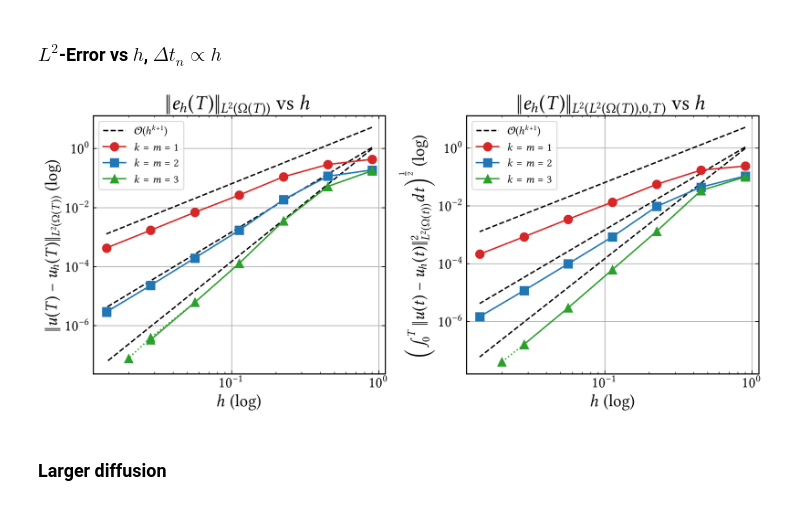
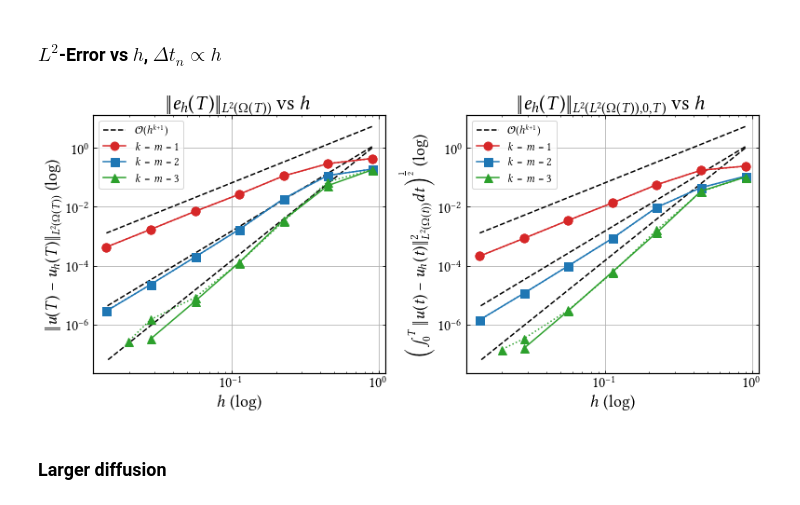
Before and after one commit to CutFEM/CutFEM-Library, a Jupyter notebook: notebook/convection_diffusion/N-sphere.ipynb, the cells around one changed output. Saved outputs shown, nothing was run; the diff lists cells and outputs as text; code cells hidden in the pictures.

```diff
--- a/notebook/convection_diffusion/N-sphere.ipynb
+++ b/notebook/convection_diffusion/N-sphere.ipynb
@@ -106,20 +106,20 @@ error_classical_P2P2_fullstab = [0.1892836185111857, 0.1158777992384305, 0.01869
 error_classical_P2P2_fullstab_T = [0.1089487598507126, 0.0448415805423322, 0.009568120722121019, 0.0008560330213553946, 9.868692070223084e-05, 1.16578533480373e-05, 1.455588305881416e-06]
 
 # N = 9 in space and time, tau = 0.05
-error_conservative_P3P3_fullstab = [0.179127, 0.0705314, 0.00319118, 0.000125414, 8.38267e-06, 1.49585e-06]
-error_conservative_P3P3_fullstab_T = [0.10193, 0.0324531, 0.00164659, 5.80023e-05, 3.10688e-06, 3.37947e-07]
+error_conservative_P3P3_fullstab = [0.179127, 0.0705314, 0.00319118, 0.000125414, 8.38267e-06, 1.49585e-06, 2.746358086669124e-07]
+error_conservative_P3P3_fullstab_T = [0.10193, 0.0324531, 0.00164659, 5.80023e-05, 3.10688e-06, 3.37947e-07, 1.440369730083868e-07]
 
 # rerunning with beta = P3quad
-error_conservative_P3P3_fullstab = [0.179127333041205, 0.07053136455529413, 0.003191179321871954, 0.0001254136578807295, 8.382670107117773e-06, 1.495845279993525e-06]
-error_conservative_P3P3_fullstab_T = [0.1019302761543279, 0.03245310744034126, 0.001646591228800438, 5.800232499907066e-05, 3.106883564584576e-06, 3.37947411760855e-07]
+#error_conservative_P3P3_fullstab = [0.179127333041205, 0.07053136455529413, 0.003191179321871954, 0.0001254136578807295, 8.382670107117773e-06, 1.495845279993525e-06]
+#error_conservative_P3P3_fullstab_T = [0.1019302761543279, 0.03245310744034126, 0.001646591228800438, 5.800232499907066e-05, 3.106883564584576e-06, 3.37947411760855e-07]
 
 # running N = 9 in space and time and SUPG stabilization 0.1*h^4/D
 # error_conservative_P3P3_fullstab = ### mac
 # error_conservative_P3P3_fullstab_T = ### mac
 
 ### running with N=20 in time, N=9 in space, P2quad and tau=0.05
-error_conservative_P3P3_fullstab = [0.1780958513119261, 0.05225739632080715, 0.003564210901302134, 0.0001292396833578107, 6.207150108922914e-06, 3.892211241714399e-07, 7.792539156024118e-08]
-error_conservative_P3P3_fullstab_T = [0.1015235102908024, 0.03404437728122361, 0.001332101374960156, 6.212710484585288e-05, 2.964744352592603e-06, 1.591631431287138e-07, 3.92069794456633e-08]
+#error_conservative_P3P3_fullstab = [0.1780958513119261, 0.05225739632080715, 0.003564210901302134, 0.0001292396833578107, 6.207150108922914e-06, 3.892211241714399e-07, 7.792539156024118e-08]
+#error_conservative_P3P3_fullstab_T = [0.1015235102908024, 0.03404437728122361, 0.001332101374960156, 6.212710484585288e-05, 2.964744352592603e-06, 1.591631431287138e-07, 3.92069794456633e-08]
 active_mesh = [2, 6, 23, 80, 291, 1068, 2081]
 
 # classical with same mesh as above (same as in Lehrenfelds paper) and with N=9 space & time, P2quad
@@ -138,9 +138,9 @@ error_conservative_P3P3_macro_T = [0.101524, 0.0263322, 0.000639544, 3.96361e-05
 #error_conservative_P3P3_fullstab_T = [0.101522, 0.0340443, 0.00133207, 6.21314e-05, 3.05506e-06, 2.64819e-07]
 #nb_active_elements = ### ross screen 134753.pts-2.ross (killed)
 
-# rerunning with N=14 in time and N=9 in space, beta = P2quad and tau=0.05
-# error_conservative_P3P3_fullstab = [0.179127, 0.0705312, 0.00319115, 0.000124836, 6.75445e-06, 4.11068e-07]
-# error_conservative_P3P3_fullstab_T = [0.10193, 0.0324531, 0.00164661, 5.79214e-05, 3.06099e-06, 1.69188e-07]
+# rerunning with N=14 in time and N=9 in space, beta = P2quad and tau=0.05  ######!!! running an extra half-mesh size on nine screen
+# error_conservative_P3P3_fullstab = [0.179127, 0.0705312, 0.00319115, 0.000124836, 6.75445e-06, 4.11068e-07]   ######!!! running an extra half-mesh size on nine screen
+# error_conservative_P3P3_fullstab_T = [0.10193, 0.0324531, 0.00164661, 5.79214e-05, 3.06099e-06, 1.69188e-07]  ######!!! running an extra half-mesh size on nine screen
 
 # rerunning with N=14 in time and N=9 in space, beta = P0quad and tau=0.05 (Fuck this was on the Example 3 mesh using Example3::R0 etc... and fucked up by parallel)
 # error_conservative_P3P3_fullstab = [0.1791273478231521, 0.07053116019834374, 0.003191150551830357, 0.0001248363768286654, 6.754451898837258e-06, 4.110675146722323e-07]
@@ -184,6 +184,12 @@ active_mesh = [2, 9, 20, 78, 282, 1073]
 
 # error_classical_P3P3_fullstab = [0.178952, 0.0705313, 0.00319115, 0.000124745, 6.3232e-06, 3.18756e-07]
 # error_classical_P3P3_fullstab_T = [0.10192, 0.0324531, 0.00164659, 5.79062e-05, 3.05755e-06, 1.53552e-07]
+
+### N=9 in time, but dT = h/5
+#error_conservative_P3P3_fullstab = [0.1781201141032618, 0.05236828285071919, 0.002531807904139531, 0.0001246314960162013, 8.127226385725325e-06, 2.037770456230245e-06, 4.870248545283136e-08]
+#error_conservative_P3P3_fullstab_T = [0.1015221914312981, 0.03403350097736819, 0.00124649071796089, 6.072551666938643e-05, 2.902872642326007e-06, 1.948837275887673e-07, 4.128515608289123e-08]
+dT = [0.25, 0.1, 0.04545454545454546, 0.02272727272727273, 0.01136363636363636, 0.005681818181818182, 0.002824858757062147]
+active_mesh = [2, 6, 23, 80, 287, 1066, 4114]
 
 h_ = [0.9, 0.45, 0.225, 0.1125, 0.05625, 0.028125, 0.01988737822087165]
 h = [0.9, 0.45, 0.225, 0.1125, 0.05625, 0.028125, 0.0140625]
@@ -218,34 +224,34 @@ ax1.loglog(h[:6], error_classical_P3P3_fullstab, label= r"$k=m=3$", marker='^',
 ax1.set_xlabel(r"$h$ (log)")
 ax1.tick_params(axis='both', which='major')
 ax1.set_ylabel(r"$\|u(T)-u_h(T)\|_{L^2(\Omega(T))}$ (log)")
 ax1.set_title(r"$\|e_h(T)\|_{L^2(\Omega(T))}$ vs $h$")
 ax1.legend()
 ax1.grid()
 
 ax2.loglog(h, 6.5*np.power(h, 2), linestyle="--", color="black")
 ax2.loglog(h, 1.5*np.power(h, 3), linestyle="--", color="black")
 ax2.loglog(h, 1.5*np.power(h, 4),label=r"$\mathcal{O}(h^{k+1})$", linestyle="--", color="black")
 
 ax2.loglog(h, error_conservative_P1P1_fullstab_T, marker='o', markersize=9, linestyle=":", color="C3")
 ax2.loglog(h, error_classical_P1P1_fullstab_T, label= r"$k=m=1$", marker='o', markersize=9, linestyle="-", color="C3")
 
 ax2.loglog(h, error_conservative_P2P2_fullstab_T, marker='s', markersize=9, linestyle=":", color="C0")
 ax2.loglog(h, error_classical_P2P2_fullstab_T, label= r"$k=m=2$", marker='s', markersize=9, linestyle="-", color="C0")
 
 ax2.loglog(h_, error_conservative_P3P3_fullstab_T, marker='^', markersize=9, linestyle=":", color="C2")
 ax2.loglog(h[:6], error_classical_P3P3_fullstab_T, label= r"$k=m=3$", marker='^', markersize=9, linestyle="-", color="C2")
 
 #ax2.loglog(h_[:6], error_conservative_P3P3_macro_T, marker='^', markersize=9, linestyle=":", color="black")
 ax2.set_xlabel(r"$h$ (log)")
 ax2.tick_params(axis='both', which='major')
 ax2.set_ylabel(r"\Big($\int_0^T\|u(t)-u_h(t)\|^2_{L^2(\Omega(t))}dt\Big)^{\frac{1}{2}}$ (log)")
 ax2.set_title(r"$\|e_h(T)\|_{L^2(L^2(\Omega(T)), 0, T)}$ vs $h$")
 ax2.legend()
 ax2.grid()
 fig.tight_layout()
 plt.show()
 # %% [output]
-[figure, old version]
+[figure, new version]
 # %% [markdown]
 ### Larger diffusion
 # %%
```
Also changed, not shown: 4 other files.
